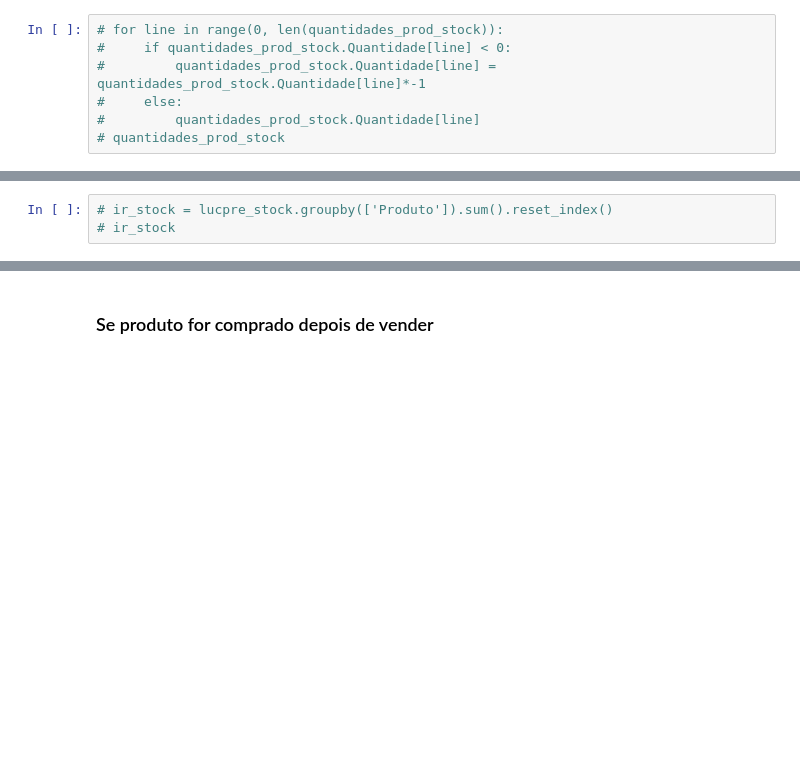
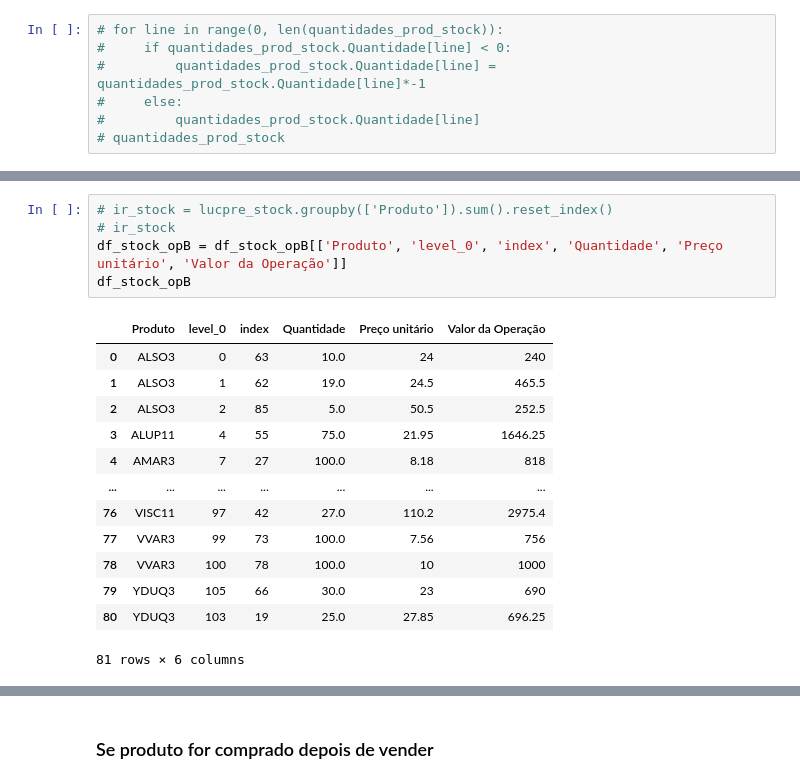
Before and after one commit to thamirisbrandao/b3_imposto_renda, a Jupyter notebook: notebooks/creating_spreadsheet.ipynb, the cells around one changed output, grey strips where cells are left out. Drawn from its saved outputs; the diff is of its cells as text; blank space fills up the shorter version.

```diff
--- a/notebooks/creating_spreadsheet.ipynb
+++ b/notebooks/creating_spreadsheet.ipynb
@@ -450,3 +450,19 @@ lucpre_stock
 # %%
 # ir_stock = lucpre_stock.groupby(['Produto']).sum().reset_index()
 # ir_stock
+df_stock_opB = df_stock_opB[['Produto', 'level_0', 'index', 'Quantidade', 'Preço unitário', 'Valor da Operação']]
+df_stock_opB
+# %% [output]
+|  | Produto | level_0 | index | Quantidade | Preço unitário | Valor da Operação |
+| 0 | ALSO3 | 0 | 63 | 10.0 | 24 | 240 |
+| 1 | ALSO3 | 1 | 62 | 19.0 | 24.5 | 465.5 |
+| 2 | ALSO3 | 2 | 85 | 5.0 | 50.5 | 252.5 |
+| 3 | ALUP11 | 4 | 55 | 75.0 | 21.95 | 1646.25 |
+| 4 | AMAR3 | 7 | 27 | 100.0 | 8.18 | 818 |
+| ... | ... | ... | ... | ... | ... | ... |
+| 76 | VISC11 | 97 | 42 | 27.0 | 110.2 | 2975.4 |
+| 77 | VVAR3 | 99 | 73 | 100.0 | 7.56 | 756 |
+| 78 | VVAR3 | 100 | 78 | 100.0 | 10 | 1000 |
+| 79 | YDUQ3 | 105 | 66 | 30.0 | 23 | 690 |
+| 80 | YDUQ3 | 103 | 19 | 25.0 | 27.85 | 696.25 |
+81 rows × 6 columns
```
Also changed, not shown: parts of 30 cells of this notebook, 2 other files.
